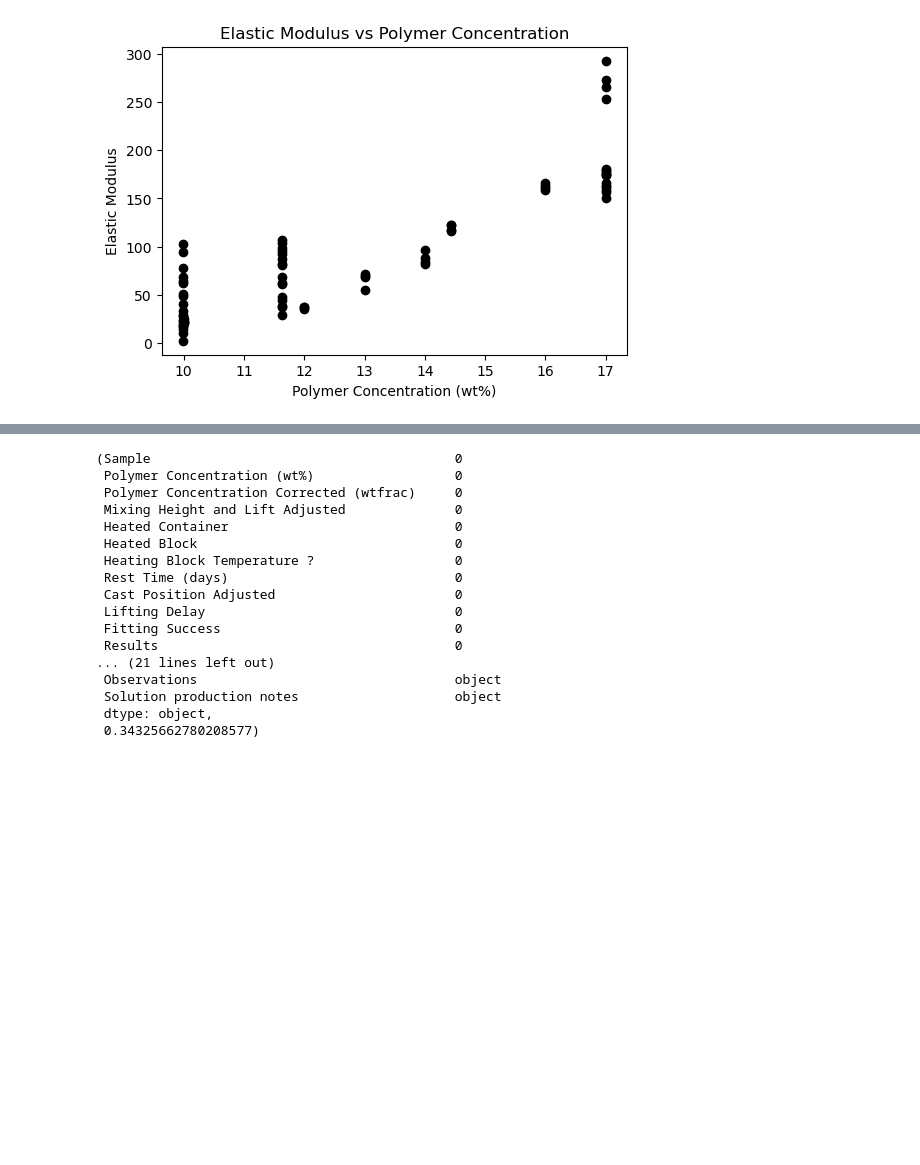
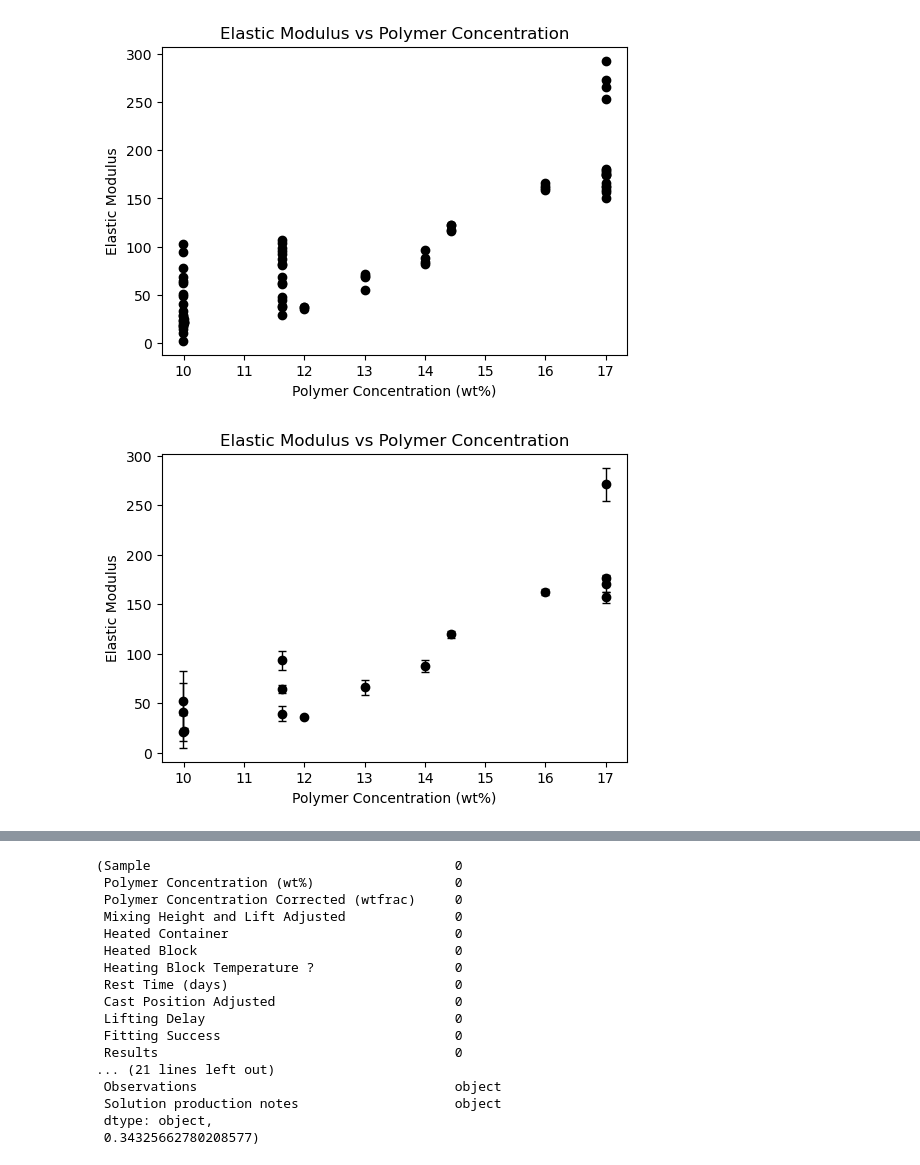
Before and after one commit to Toniaac/hte-data-processing, a Jupyter notebook: all_membrane_data_interpretation Aimee.ipynb, the cells around one changed output, grey strips where cells are left out. Saved outputs shown, nothing was run; the diff lists cells and outputs as text; code cells hidden in the pictures; blank space fills up the shorter version.

```diff
--- a/all_membrane_data_interpretation Aimee.ipynb
+++ b/all_membrane_data_interpretation Aimee.ipynb
@@ -37,3 +37,29 @@ plt.ylabel('Elastic Modulus')
 plt.show()
 # %% [output]
 [figure]
+# %%
+import matplotlib.pyplot as plt
+import numpy as np
+
+# Extract the sample names from the 'Trial' column
+df['Sample'] = df['Trial'].str.extract(r'([^\_]+_[^\_]+)')
+
+# Group by 'Sample' and calculate the mean and standard deviation for each sample
+grouped_data = df.groupby('Sample').agg({
+    'Concentration': 'mean',
+    'Elastic Modulus': ['mean', 'std']
+}).reset_index()
+
+# Flatten the column multi-index
+grouped_data.columns = ['Sample', 'Concentration', 'Elastic_Modulus_Mean', 'Elastic_Modulus_Std']
+
+# Plot Elastic Modulus vs Polymer Concentration
+plt.figure(figsize=(6, 4))
+plt.errorbar(grouped_data['Concentration'], grouped_data['Elastic_Modulus_Mean'],
+             yerr=grouped_data['Elastic_Modulus_Std'], fmt='o', color='black', ecolor='black', elinewidth=1, capsize=3)
+plt.title('Elastic Modulus vs Polymer Concentration')
+plt.xlabel('Polymer Concentration (wt%)')
+plt.ylabel('Elastic Modulus')
+plt.show()
+# %% [output]
+[figure, added]
```
Also changed, not shown: parts of 1 cell of this notebook.
